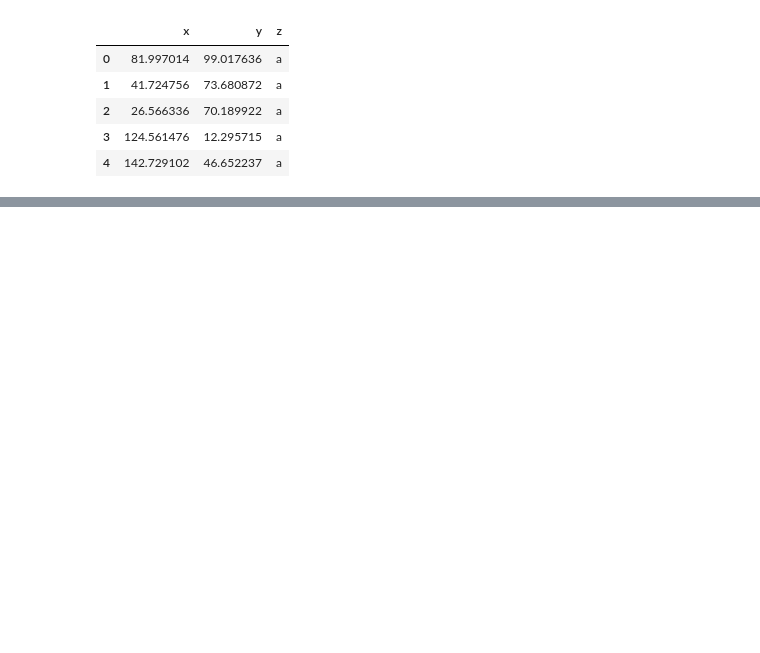
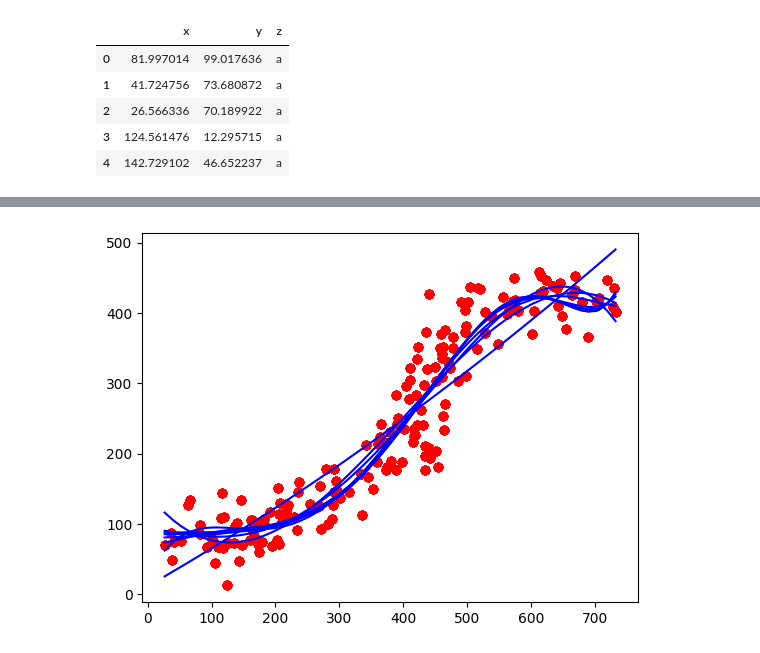
Before and after one commit to bhardwajexploit/Ml-course-digipodium, a Jupyter notebook: Supervisded_learning/Polynomial_Regression.ipynb, the cells around one changed output, grey strips where cells are left out. Drawn from its saved outputs; the diff is of its cells as text; code cells hidden in the pictures; blank space fills up the shorter version.

Commit message:
Polynomial_regression

```diff
--- a/Supervisded_learning/Polynomial_Regression.ipynb
+++ b/Supervisded_learning/Polynomial_Regression.ipynb
@@ -20,0 +30,32 @@ AttributeError: Axes.set() got an unexpected keyword argument 'figsize'
+# %%
+dataA_df.sort_values(by='x', inplace=True)
+X, y = dataA_df[['x']],dataA_df['y'] # X is a dataframe, y is a series
+Xtrain, Xtest, ytrain, ytest = train_test_split(X, y, test_size=0.2, random_state=42)
+# %%
+def get_polynomial_prediction(Xtrain, Xtest, ytrain, ytest, degree=2):
+    pf = PolynomialFeatures(degree=degree)
+    Xtrain_p = pf.fit_transform(Xtrain)
+    Xtest_p = pf.transform(Xtest)
+    model = LinearRegression()
+    model.fit(Xtrain_p, ytrain)
+    ytrain_pred = model.predict(Xtrain_p) # prediction for train data
+    ytest_pred = model.predict(Xtest_p) # prediction for test data
+    mae_train = mean_absolute_error(ytrain, ytrain_pred) # mae for train data
+    mae_test = mean_absolute_error(ytest, ytest_pred) # mae for test data
+    dataA_df['pred'] = model.predict(pf.transform(dataA_df[['x']])) # prediction for all data
+    plt.scatter('x','y', color = 'red', label = 'Data points', data=dataA_df)
+    ax = plt.plot('x','pred', color = 'blue', label = 'Linear regression', data=dataA_df)
+    return mae_train, mae_test, ax, model, pf
+# %%
+report = []
+for i in range(2, 10):
+    mae_train, mae_test, ax, model, pf = get_polynomial_prediction(Xtrain, Xtest, ytrain, ytest, degree=i)
+    report.append({
+        'degree': i,
+        'mae_train': mae_train,
+        'mae_test': mae_test,
+        'model': model,
+        'pf': pf,
+    })
+# %% [output]
+[figure, added]
```
Also changed, not shown: parts of 6 cells of this notebook.
